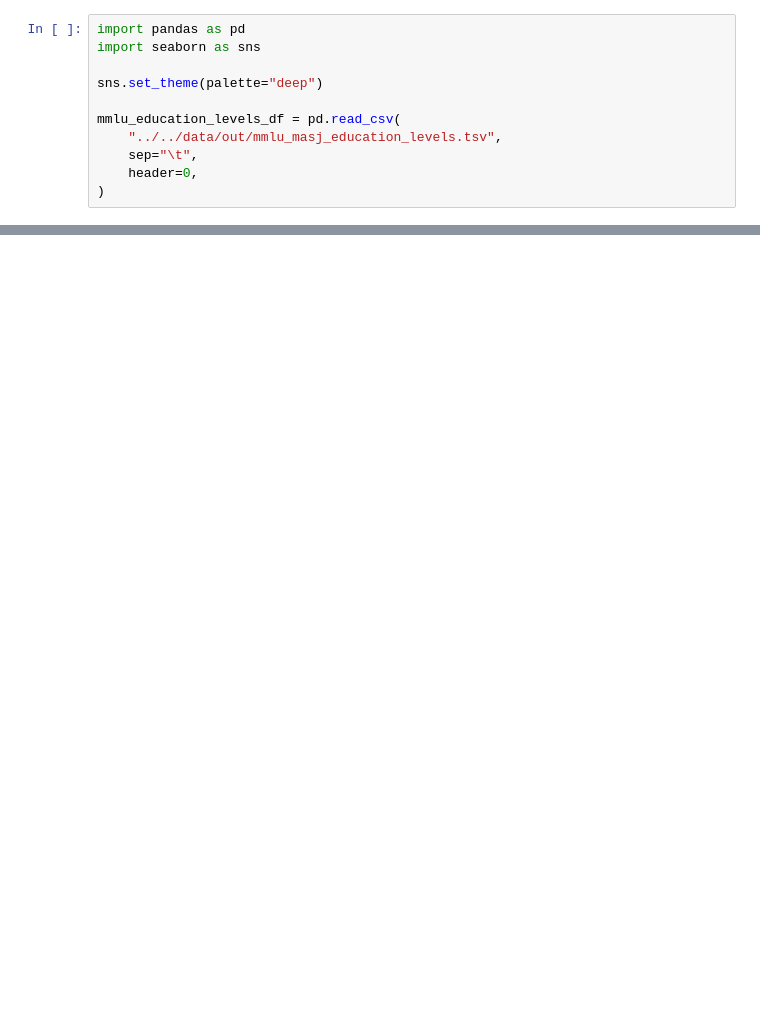
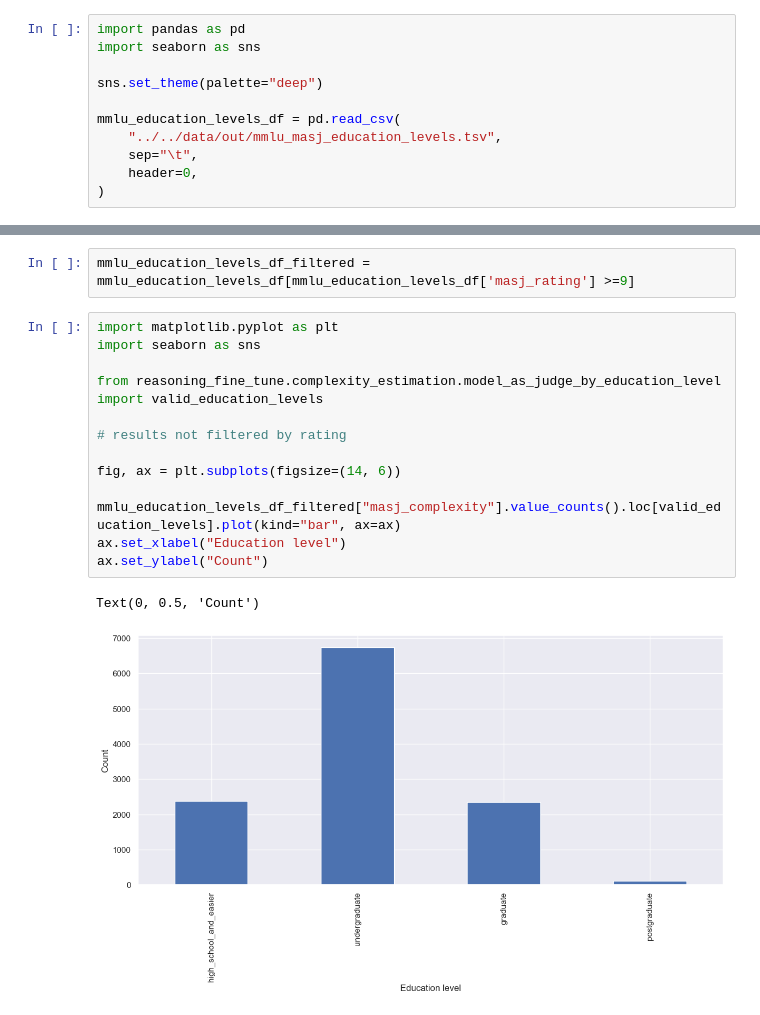
Before and after one commit to aigoncharov/complexity-aware-fine-tuning, a Jupyter notebook: src/analysis/analysis_mmlu_masj_education_levels.ipynb, the cells around one changed output, grey strips where cells are left out. Drawn from its saved outputs; the diff is of its cells as text; blank space fills up the shorter version.

```diff
--- a/src/analysis/analysis_mmlu_masj_education_levels.ipynb
+++ b/src/analysis/analysis_mmlu_masj_education_levels.ipynb
@@ -52 +49,19 @@ masj_rating
 Name: count, dtype: int64
+# %%
+mmlu_education_levels_df_filtered = mmlu_education_levels_df[mmlu_education_levels_df['masj_rating'] >=9]
+# %%
+import matplotlib.pyplot as plt
+import seaborn as sns
+
+from reasoning_fine_tune.complexity_estimation.model_as_judge_by_education_level import valid_education_levels
+
+# results not filtered by rating
+
+fig, ax = plt.subplots(figsize=(14, 6))
+
+mmlu_education_levels_df_filtered["masj_complexity"].value_counts().loc[valid_education_levels].plot(kind="bar", ax=ax)
+ax.set_xlabel("Education level")
+ax.set_ylabel("Count")
+# %% [output]
+Text(0, 0.5, 'Count')
+[figure, added]
```
Also changed, not shown: parts of 3 cells of this notebook, 5 other files.
